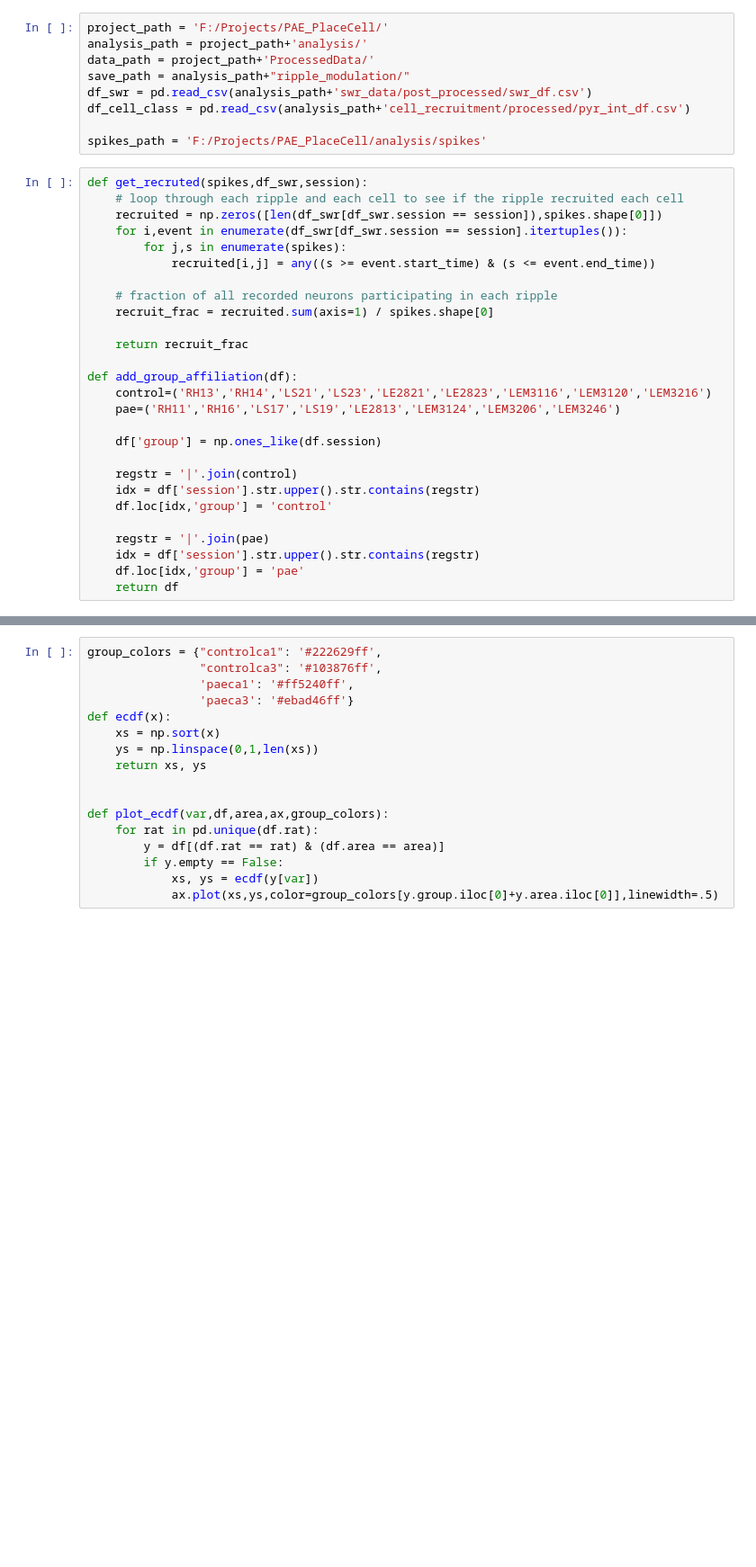
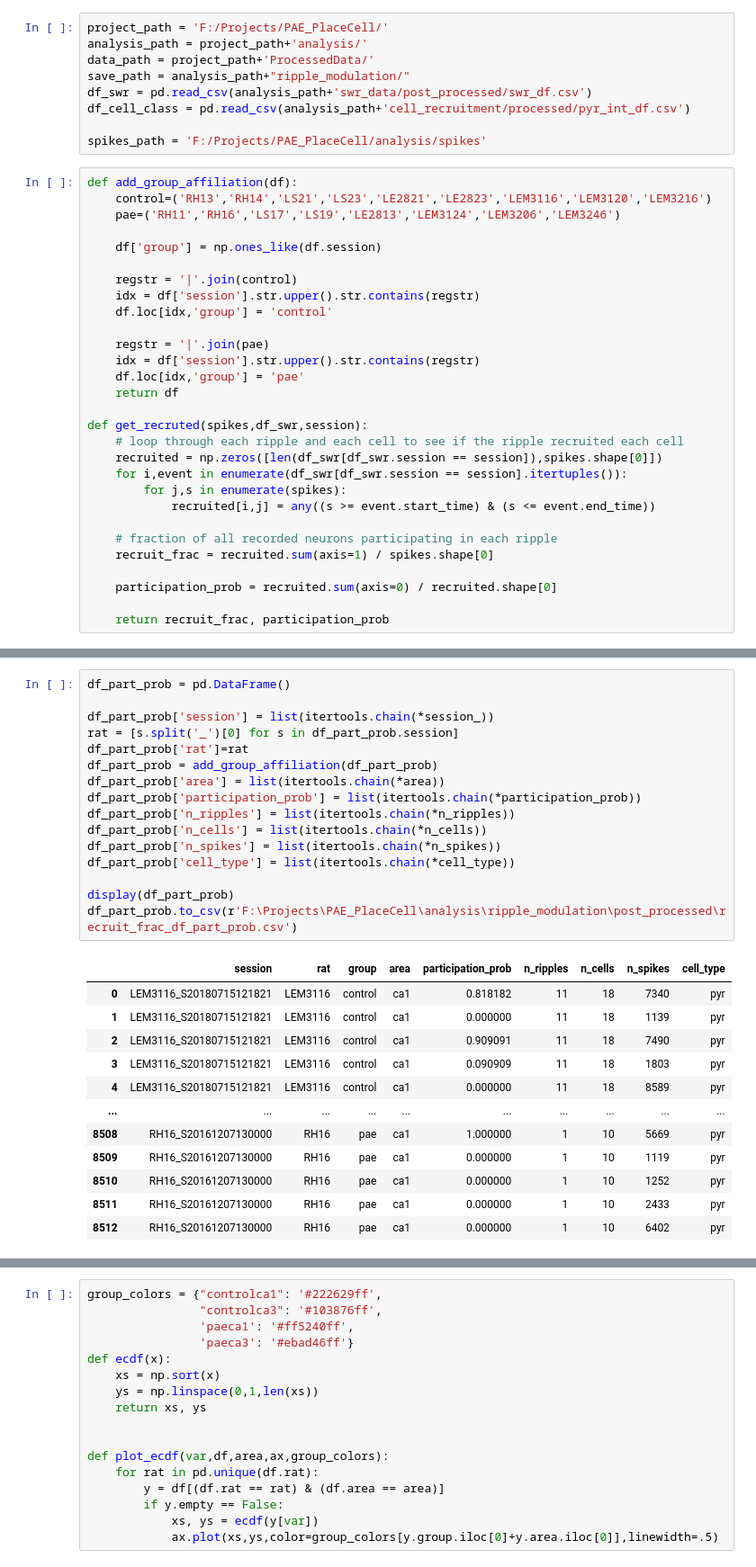
Before and after one commit to ryanharvey1/ripple_analyses, a Jupyter notebook: notebooks/frac_of_participation.ipynb, the cells around one changed output, grey strips where cells are left out. Shown at 90% size. Cells and saved outputs as stored; diff of their text form; blank space fills up the shorter version.

```diff
--- a/notebooks/frac_of_participation.ipynb
+++ b/notebooks/frac_of_participation.ipynb
@@ -31,18 +32,6 @@ df_cell_class = pd.read_csv(analysis_path+'cell_recruitment/processed/pyr_int_df
 
 spikes_path = 'F:/Projects/PAE_PlaceCell/analysis/spikes'
 # %%
-def get_recruted(spikes,df_swr,session):
-    # loop through each ripple and each cell to see if the ripple recruited each cell
-    recruited = np.zeros([len(df_swr[df_swr.session == session]),spikes.shape[0]])
-    for i,event in enumerate(df_swr[df_swr.session == session].itertuples()):
-        for j,s in enumerate(spikes):
-            recruited[i,j] = any((s >= event.start_time) & (s <= event.end_time))
-
-    # fraction of all recorded neurons participating in each ripple
-    recruit_frac = recruited.sum(axis=1) / spikes.shape[0]
-
-    return recruit_frac
-
 def add_group_affiliation(df):
     control=('RH13','RH14','LS21','LS23','LE2821','LE2823','LEM3116','LEM3120','LEM3216')
     pae=('RH11','RH16','LS17','LS19','LE2813','LEM3124','LEM3206','LEM3246')
@@ -57,3 +46,17 @@ def add_group_affiliation(df):
     idx = df['session'].str.upper().str.contains(regstr)
     df.loc[idx,'group'] = 'pae'
     return df
+
+def get_recruted(spikes,df_swr,session):
+    # loop through each ripple and each cell to see if the ripple recruited each cell
+    recruited = np.zeros([len(df_swr[df_swr.session == session]),spikes.shape[0]])
+    for i,event in enumerate(df_swr[df_swr.session == session].itertuples()):
+        for j,s in enumerate(spikes):
+            recruited[i,j] = any((s >= event.start_time) & (s <= event.end_time))
+
+    # fraction of all recorded neurons participating in each ripple
+    recruit_frac = recruited.sum(axis=1) / spikes.shape[0]
+
+    participation_prob = recruited.sum(axis=0) / recruited.shape[0]
+
+    return recruit_frac, participation_prob
@@ -104,0 +237,29 @@ df.to_csv('F:\Projects\PAE_PlaceCell\analysis\ripple_modulation\post_processed\r
+# %%
+df_part_prob = pd.DataFrame()
+
+df_part_prob['session'] = list(itertools.chain(*session_))
+rat = [s.split('_')[0] for s in df_part_prob.session]
+df_part_prob['rat']=rat
+df_part_prob = add_group_affiliation(df_part_prob)
+df_part_prob['area'] = list(itertools.chain(*area))
+df_part_prob['participation_prob'] = list(itertools.chain(*participation_prob))
+df_part_prob['n_ripples'] = list(itertools.chain(*n_ripples))
+df_part_prob['n_cells'] = list(itertools.chain(*n_cells))
+df_part_prob['n_spikes'] = list(itertools.chain(*n_spikes))
+df_part_prob['cell_type'] = list(itertools.chain(*cell_type))
+
+display(df_part_prob)
+df_part_prob.to_csv(r'F:\Projects\PAE_PlaceCell\analysis\ripple_modulation\post_processed\recruit_frac_df_part_prob.csv')
+# %% [output]
+|  | session | rat | group | area | participation_prob | n_ripples | n_cells | n_spikes | cell_type |
+| 0 | LEM3116_S20180715121821 | LEM3116 | control | ca1 | 0.818182 | 11 | 18 | 7340 | pyr |
+| 1 | LEM3116_S20180715121821 | LEM3116 | control | ca1 | 0.000000 | 11 | 18 | 1139 | pyr |
+| 2 | LEM3116_S20180715121821 | LEM3116 | control | ca1 | 0.909091 | 11 | 18 | 7490 | pyr |
+| 3 | LEM3116_S20180715121821 | LEM3116 | control | ca1 | 0.090909 | 11 | 18 | 1803 | pyr |
+| 4 | LEM3116_S20180715121821 | LEM3116 | control | ca1 | 0.000000 | 11 | 18 | 8589 | pyr |
+| ... | ... | ... | ... | ... | ... | ... | ... | ... | ... |
+| 8508 | RH16_S20161207130000 | RH16 | pae | ca1 | 1.000000 | 1 | 10 | 5669 | pyr |
+| 8509 | RH16_S20161207130000 | RH16 | pae | ca1 | 0.000000 | 1 | 10 | 1119 | pyr |
+| 8510 | RH16_S20161207130000 | RH16 | pae | ca1 | 0.000000 | 1 | 10 | 1252 | pyr |
+| 8511 | RH16_S20161207130000 | RH16 | pae | ca1 | 0.000000 | 1 | 10 | 2433 | pyr |
+| 8512 | RH16_S20161207130000 | RH16 | pae | ca1 | 0.000000 | 1 | 10 | 6402 | pyr |
```
Also changed, not shown: parts of 24 cells of this notebook.
